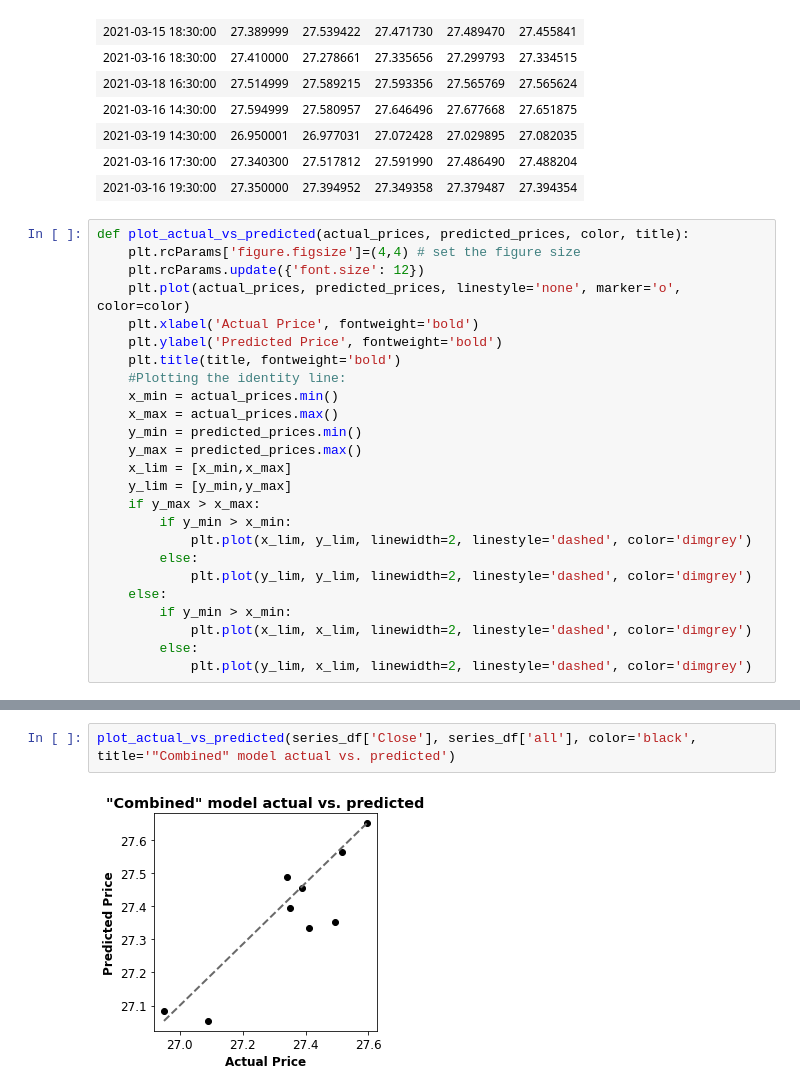
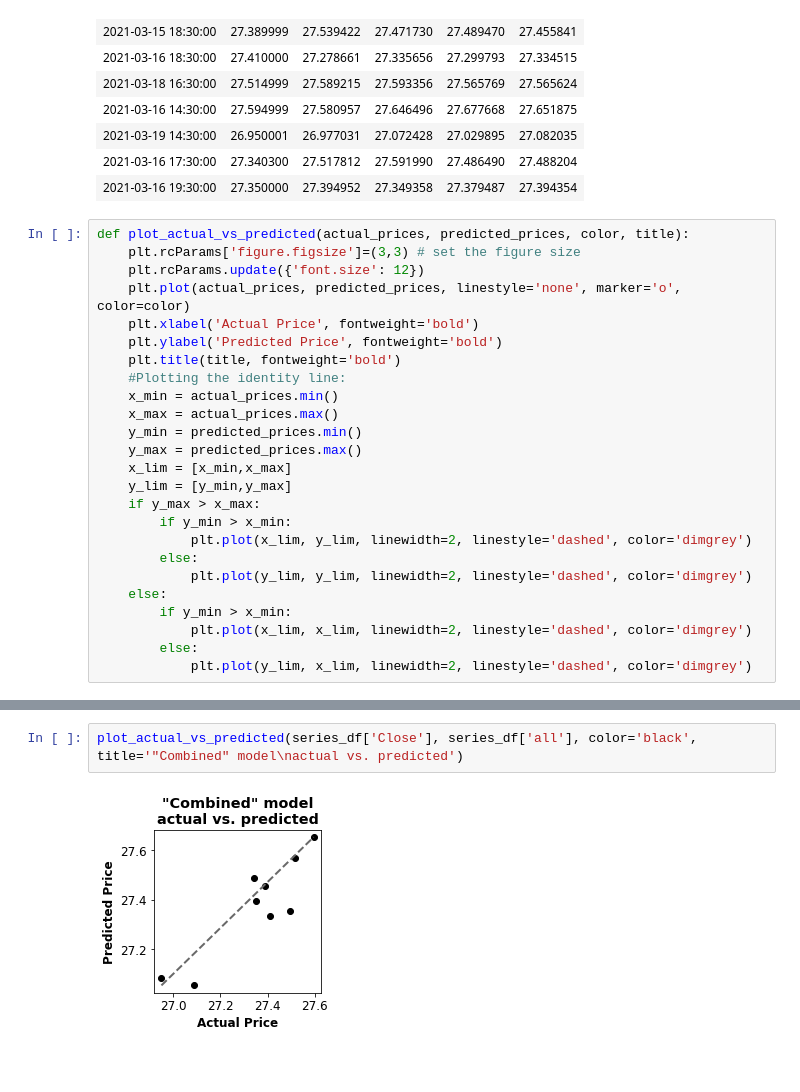
Before and after one commit to ml-group8/assignment, a Jupyter notebook: predict_stock_price_by_sentiment.ipynb, the cells around one changed output, grey strips where cells are left out. Saved outputs shown, nothing was run; the diff lists cells and outputs as text; blank space fills up the shorter version.

```diff
--- a/predict_stock_price_by_sentiment.ipynb
+++ b/predict_stock_price_by_sentiment.ipynb
@@ -347,7 +346,7 @@ series_df
 | 2021-03-16 19:30:00 | 27.350000 | 27.394952 | 27.349358 | 27.379487 | 27.394354 |
 # %%
 def plot_actual_vs_predicted(actual_prices, predicted_prices, color, title):
-    plt.rcParams['figure.figsize']=(4,4) # set the figure size
+    plt.rcParams['figure.figsize']=(3,3) # set the figure size
     plt.rcParams.update({'font.size': 12})
     plt.plot(actual_prices, predicted_prices, linestyle='none', marker='o', color=color)
     plt.xlabel('Actual Price', fontweight='bold')
@@ -385,4 +384,4 @@ plot_actual_vs_predicted(series_df['Close'], series_df['vader'], color='green',
 # %%
-plot_actual_vs_predicted(series_df['Close'], series_df['all'], color='black', title='"Combined" model actual vs. predicted')
+plot_actual_vs_predicted(series_df['Close'], series_df['all'], color='black', title='"Combined" model\nactual vs. predicted')
 # %% [output]
-[figure, old version]
+[figure, new version]
```
Also changed, not shown: parts of 5 cells of this notebook.
